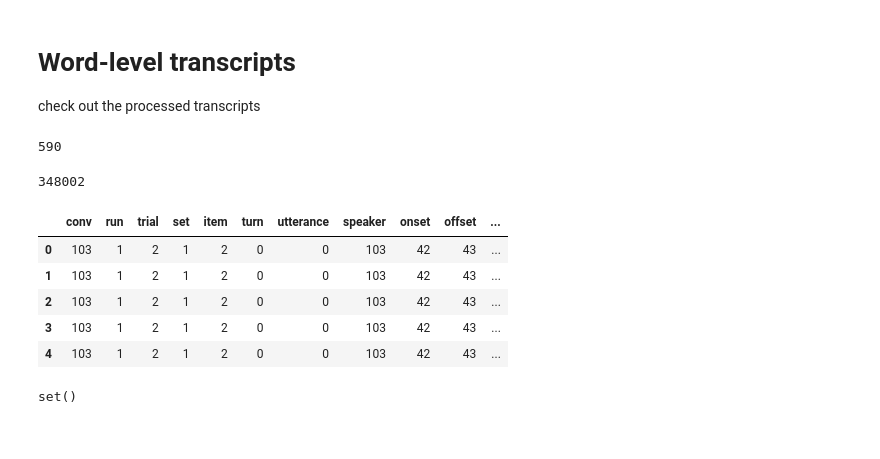
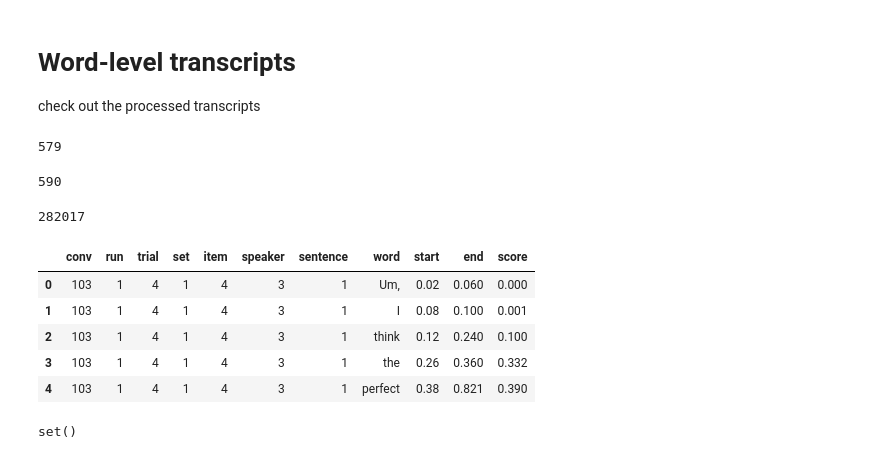
Before and after one commit to YeajuDianaKim394/EncodingModels, a Jupyter notebook: code/qa.ipynb, the cells around one changed output. Drawn from its saved outputs; the diff is of its cells as text; code cells hidden in the pictures.

```diff
--- a/code/qa.ipynb
+++ b/code/qa.ipynb
@@ -250,6 +252,13 @@ reduce_consecutive(subdf, 'speaker')
 # Word-level transcripts
 
 check out the processed transcripts
+# %%
+# new whisperx
+transpath = Path(root="stimuli", datatype="transcript", suffix="aligned", ext=".csv")
+files = glob(transpath.starstr(["conv", "datatype"]))
+len(files)
+# %% [output]
+579
 # %%
 transpath = Path(root="stimuli", datatype="transcript", suffix="word", ext=".csv")
 files = glob(transpath.starstr(["conv", "datatype"]))
@@ -259,28 +268,28 @@ len(files)
 # %%
 dfs = []
 for filename in files:
     df = pd.read_csv(filename)
     filepath = Path.frompath(filename)
     df.insert(0, "item", filepath["item"])
     df.insert(0, "set", filepath["set"])
     df.insert(0, "trial", filepath["trial"])
     df.insert(0, "run", filepath["run"])
     df.insert(0, "conv", filepath["conv"])
     dfs.append(df)
 df = pd.concat(dfs)
-df.sort_values(["conv", "run", "trial", "onset"], inplace=True)
+df.sort_values(["conv", "run", "trial", "start"], inplace=True)
 df.reset_index(drop=True, inplace=True)
 
 print(len(df))
 df.head()
 # %% [output]
-348002
+282017
-|  | conv | run | trial | set | item | turn | utterance | speaker | onset | offset | ... |
-| 0 | 103 | 1 | 2 | 1 | 2 | 0 | 0 | 103 | 42 | 43 | ... |
-| 1 | 103 | 1 | 2 | 1 | 2 | 0 | 0 | 103 | 42 | 43 | ... |
-| 2 | 103 | 1 | 2 | 1 | 2 | 0 | 0 | 103 | 42 | 43 | ... |
-| 3 | 103 | 1 | 2 | 1 | 2 | 0 | 0 | 103 | 42 | 43 | ... |
-| 4 | 103 | 1 | 2 | 1 | 2 | 0 | 0 | 103 | 42 | 43 | ... |
+|  | conv | run | trial | set | item | speaker | sentence | word | start | end | score |
+| 0 | 103 | 1 | 4 | 1 | 4 | 3 | 1 | Um, | 0.02 | 0.060 | 0.000 |
+| 1 | 103 | 1 | 4 | 1 | 4 | 3 | 1 | I | 0.08 | 0.100 | 0.001 |
+| 2 | 103 | 1 | 4 | 1 | 4 | 3 | 1 | think | 0.12 | 0.240 | 0.100 |
+| 3 | 103 | 1 | 4 | 1 | 4 | 3 | 1 | the | 0.26 | 0.360 | 0.332 |
+| 4 | 103 | 1 | 4 | 1 | 4 | 3 | 1 | perfect | 0.38 | 0.821 | 0.390 |
 # %%
 # what conversations are missing?
 set(CONVS) - set(df.conv.unique().tolist())
```
Also changed, not shown: parts of 11 cells of this notebook, 8 other files.
